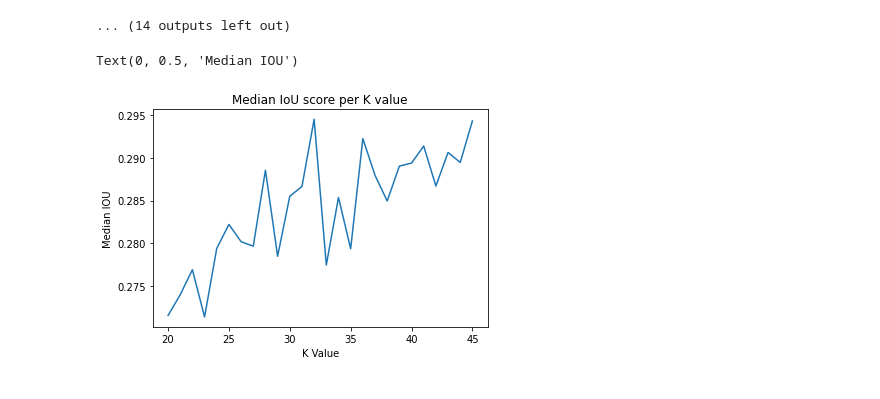
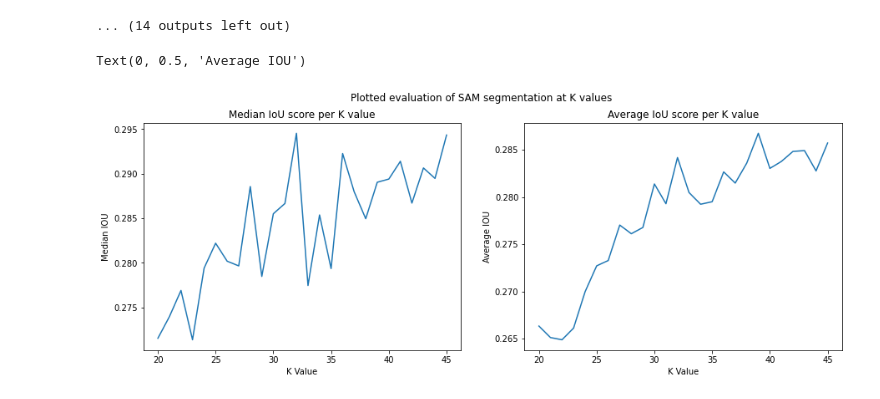
Before and after one commit to oakleighw/VergeSegmentLitterPaste, a Jupyter notebook: SAM_Verge_Evaluate.ipynb, the cells around one changed output. Cells and saved outputs as stored; diff of their text form; code cells hidden in the pictures.

```diff
--- a/SAM_Verge_Evaluate.ipynb
+++ b/SAM_Verge_Evaluate.ipynb
@@ -510,10 +347,21 @@ Median Dice: 0.445584533857655
 Std Dev Dice: 0.13602843776787577
 ... (14 outputs left out)
 # %%
+plt.figure(figsize = (15,5))
+plt.suptitle("Plotted evaluation of SAM segmentation at K values")
+
+plt.subplot(1,2,1)
 plt.plot(ks,medians)
 plt.title("Median IoU score per K value")
 plt.xlabel("K Value")
 plt.ylabel("Median IOU")
+
+plt.subplot(1,2,2)
+
+plt.plot(ks,avs)
+plt.title("Average IoU score per K value")
+plt.xlabel("K Value")
+plt.ylabel("Average IOU")
 # %% [output]
-Text(0, 0.5, 'Median IOU')
+Text(0, 0.5, 'Average IOU')
-[figure, old version]
+[figure, new version]
```
Also changed, not shown: parts of 24 cells of this notebook.
